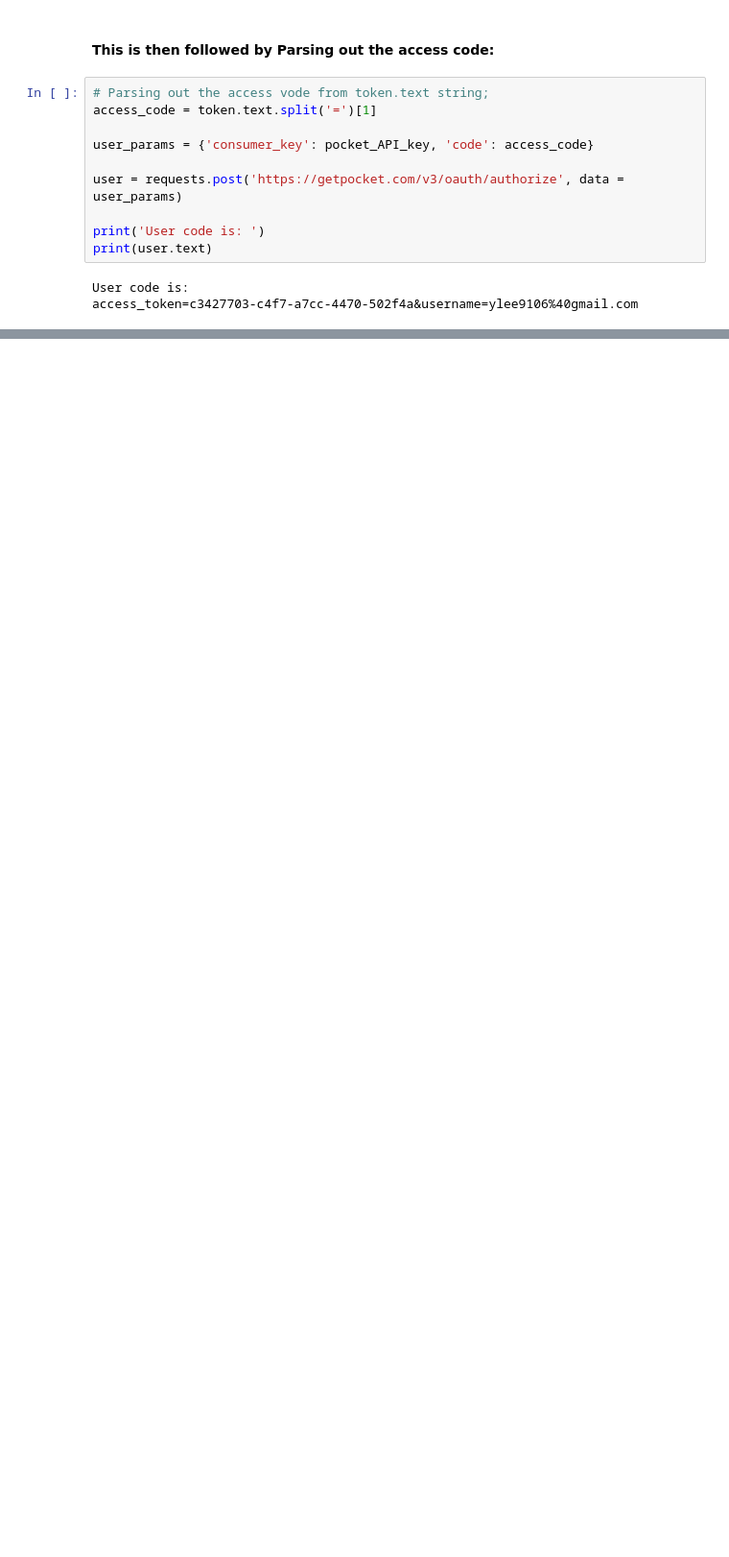
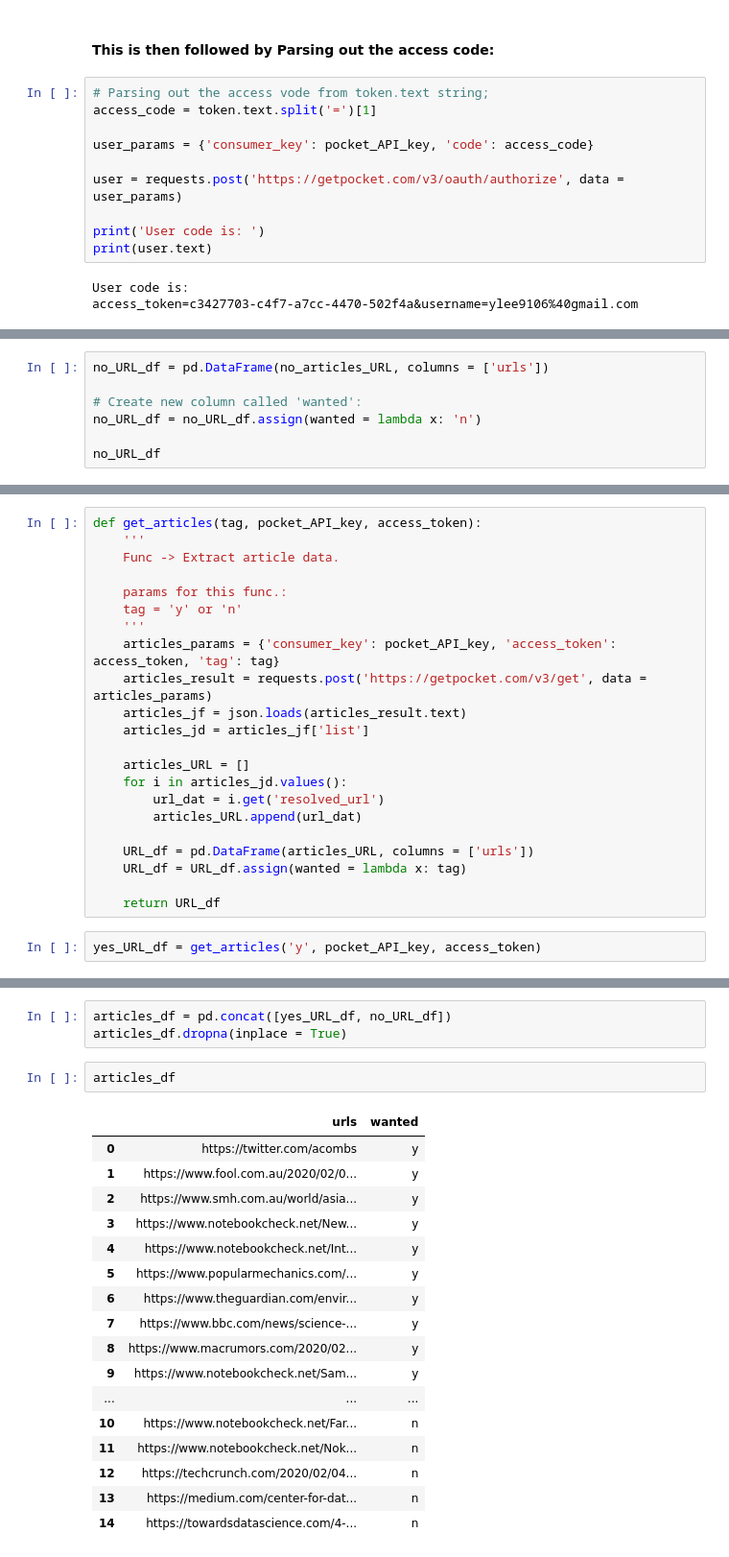
Before and after one commit to ylee9107/ML_app_CreateCustomNewsFeed, a Jupyter notebook: ML_app_CreateCustomNewsFeed.ipynb, the cells around one changed output, grey strips where cells are left out. Shown: that part at 96% size. Cells and saved outputs as stored; diff of their text form; blank space fills up the shorter version.

```diff
--- a/ML_app_CreateCustomNewsFeed.ipynb
+++ b/ML_app_CreateCustomNewsFeed.ipynb
@@ -131,0 +209,7 @@ Utilising the output 'User Code' above, the taged stories can be retrieved.
+# %%
+no_URL_df = pd.DataFrame(no_articles_URL, columns = ['urls'])
+
+# Create new column called 'wanted':
+no_URL_df = no_URL_df.assign(wanted = lambda x: 'n')
+
+no_URL_df
@@ -131,0 +235,24 @@ Utilising the output 'User Code' above, the taged stories can be retrieved.
+# %%
+def get_articles(tag, pocket_API_key, access_token):
+    '''
+    Func -> Extract article data.
+
+    params for this func.:
+    tag = 'y' or 'n'
+    '''
+    articles_params = {'consumer_key': pocket_API_key, 'access_token': access_token, 'tag': tag}
+    articles_result = requests.post('https://getpocket.com/v3/get', data = articles_params)
+    articles_jf = json.loads(articles_result.text)
+    articles_jd = articles_jf['list']
+
+    articles_URL = []
+    for i in articles_jd.values():
+        url_dat = i.get('resolved_url')
+        articles_URL.append(url_dat)
+
+    URL_df = pd.DataFrame(articles_URL, columns = ['urls'])
+    URL_df = URL_df.assign(wanted = lambda x: tag)
+
+    return URL_df
+# %%
+yes_URL_df = get_articles('y', pocket_API_key, access_token)
@@ -131,0 +270,23 @@ Utilising the output 'User Code' above, the taged stories can be retrieved.
+# %%
+articles_df = pd.concat([yes_URL_df, no_URL_df])
+articles_df.dropna(inplace = True)
+# %%
+articles_df
+# %% [output]
+|  | urls | wanted |
+| 0 | https://twitter.com/acombs | y |
+| 1 | https://www.fool.com.au/2020/02/0... | y |
+| 2 | https://www.smh.com.au/world/asia... | y |
+| 3 | https://www.notebookcheck.net/New... | y |
+| 4 | https://www.notebookcheck.net/Int... | y |
+| 5 | https://www.popularmechanics.com/... | y |
+| 6 | https://www.theguardian.com/envir... | y |
+| 7 | https://www.bbc.com/news/science-... | y |
+| 8 | https://www.macrumors.com/2020/02... | y |
+| 9 | https://www.notebookcheck.net/Sam... | y |
+| ... | ... | ... |
+| 10 | https://www.notebookcheck.net/Far... | n |
+| 11 | https://www.notebookcheck.net/Nok... | n |
+| 12 | https://techcrunch.com/2020/02/04... | n |
+| 13 | https://medium.com/center-for-dat... | n |
+| 14 | https://towardsdatascience.com/4-... | n |
```
Also changed, not shown: parts of 17 cells of this notebook.
